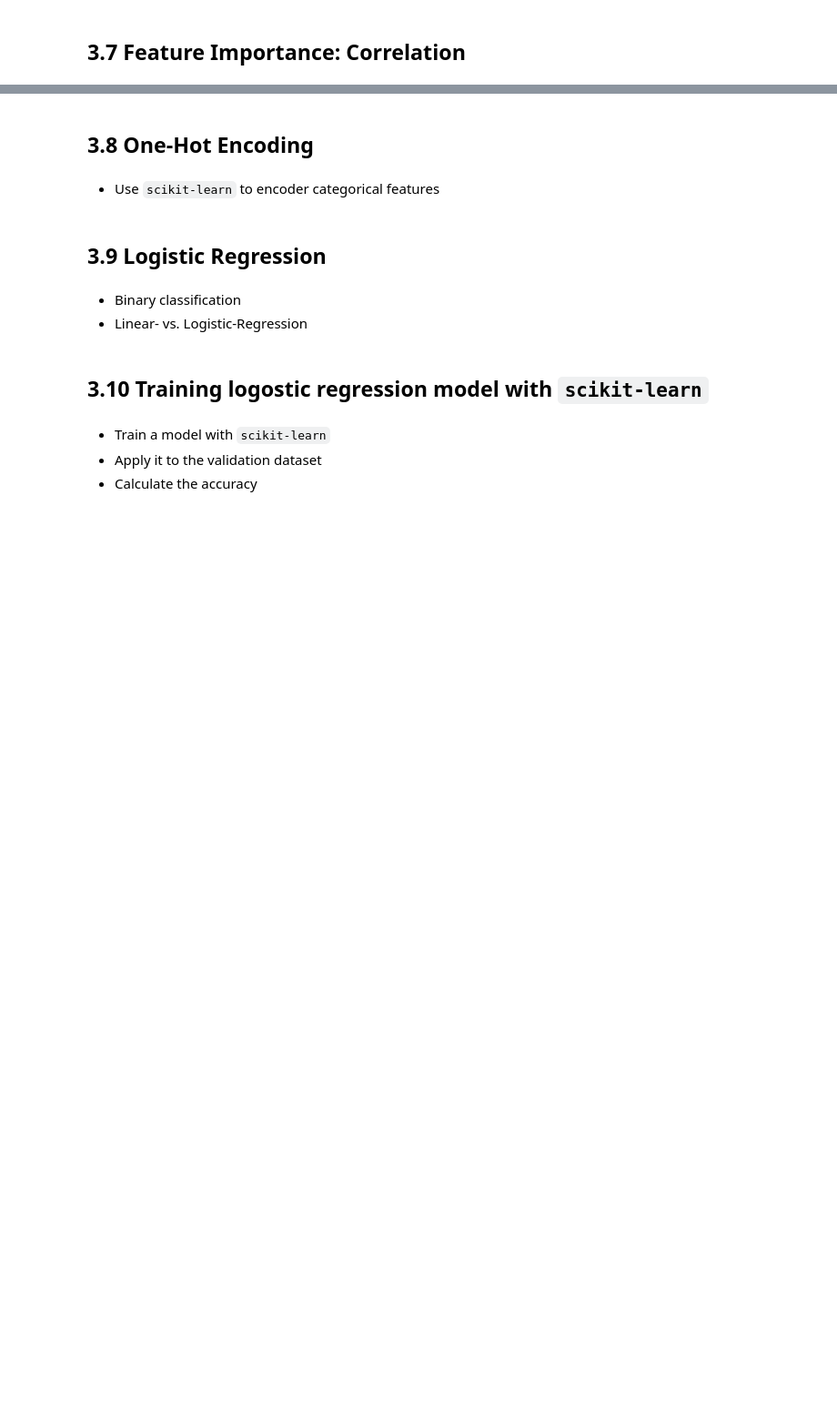
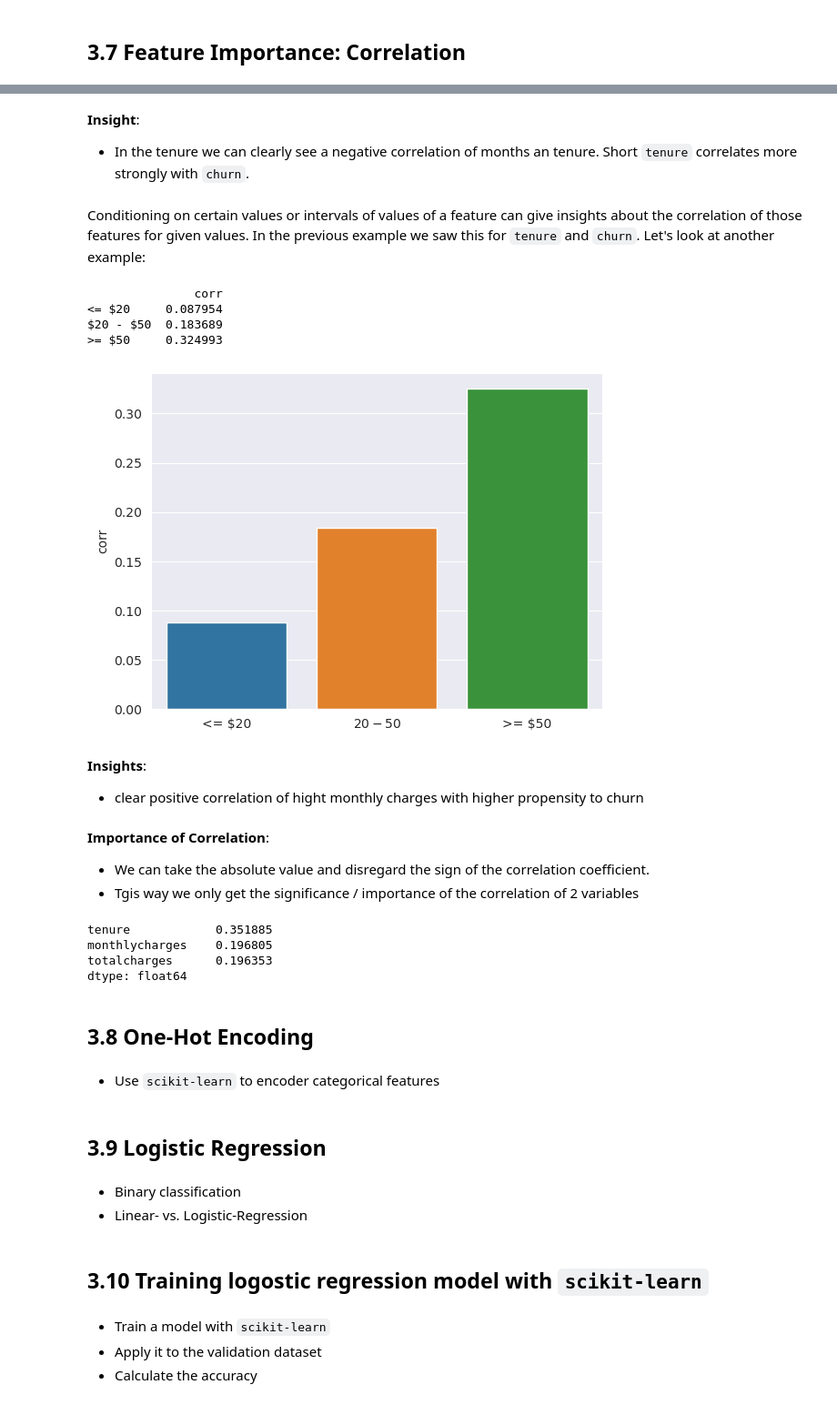
Before and after one commit to joweyel/ml-zoomcamp-material, a Jupyter notebook: 03-classification/notebooks/section3-notebook.ipynb, the cells around one changed output, grey strips where cells are left out. Shown at 91% size. Cells and saved outputs as stored; diff of their text form; code cells hidden in the pictures; blank space fills up the shorter version.

```diff
--- a/03-classification/notebooks/section3-notebook.ipynb
+++ b/03-classification/notebooks/section3-notebook.ipynb
@@ -340,3 +571,39 @@ How about numerical columns?
+# %% [markdown]
+**Insight**:
+- In the tenure we can clearly see a negative correlation of months an tenure. Short `tenure` correlates more strongly with `churn`.
+# %% [markdown]
+Conditioning on certain values or intervals of values of a feature can give insights about the correlation of those features for given values. In the previous example we saw this for `tenure` and `churn`. Let's look at another example:
+# %%
+churn_rate_mc = [
+    df_full_train[df_full_train["monthlycharges"] <= 20]["churn"].mean(),
+    df_full_train[(df_full_train["monthlycharges"] > 20) & (df_full_train["monthlycharges"] < 50)]["churn"].mean(),
+    df_full_train[df_full_train["monthlycharges"] > 50]["churn"].mean()
+]
+mc_index = ["<= $20", "$20 - $50", ">= $50"]
+mc_df = pd.DataFrame(churn_rate_mc, index=mc_index, columns=["corr"])
+print(mc_df)
+sns.barplot(y=mc_df["corr"], x=mc_df.index)
+plt.show()
+# %% [output]
+               corr
+<= $20     0.087954
+$20 - $50  0.183689
+>= $50     0.324993
+[figure, added]
+# %% [markdown]
+**Insights**:
+- clear positive correlation of hight monthly charges with higher propensity to churn
+# %% [markdown]
+**Importance of Correlation**:
+- We can take the absolute value and disregard the sign of the correlation coefficient.
+- Tgis way we only get the significance / importance of the correlation of 2 variables
+# %%
+df_full_train[numerical].corrwith(df_full_train["churn"]).abs()
+# %% [output]
+tenure            0.351885
+monthlycharges    0.196805
+totalcharges      0.196353
+dtype: float64
 # %% [markdown]
 ## 3.8 One-Hot Encoding
 # %% [markdown]
```
Also changed, not shown: parts of 34 cells of this notebook, 1 other file.
